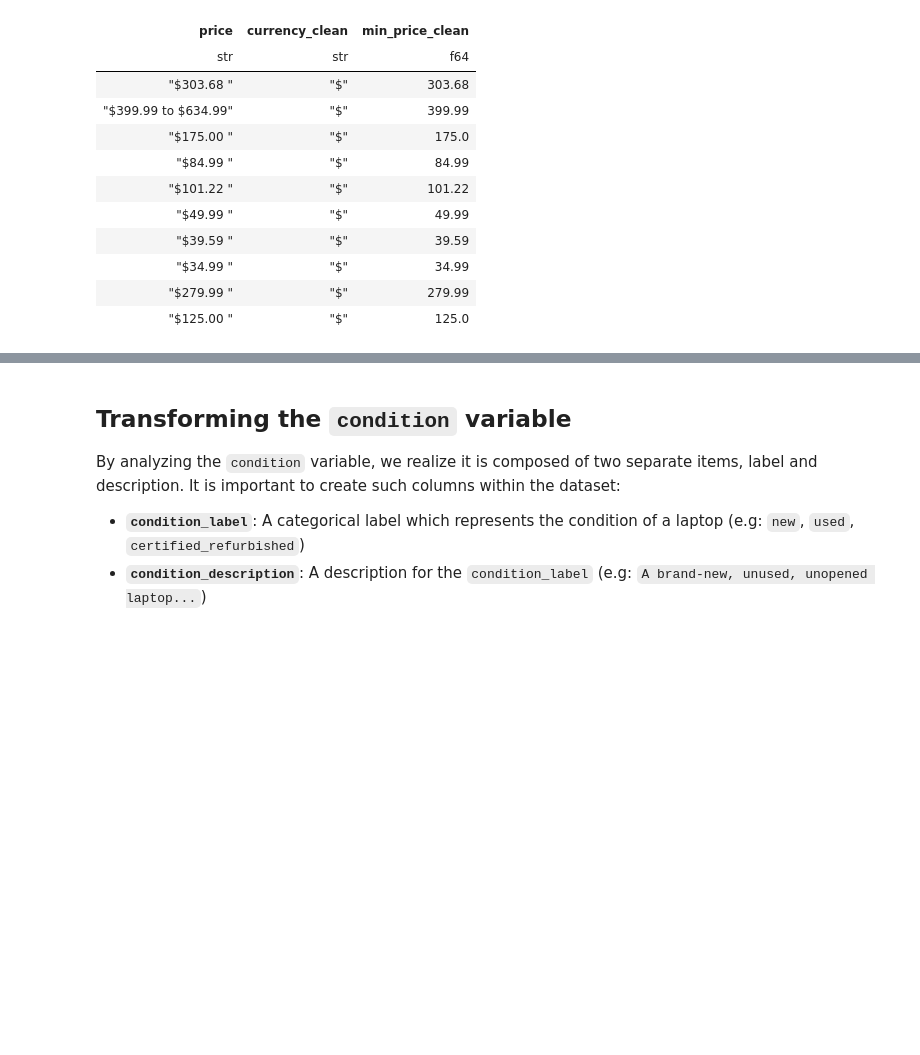
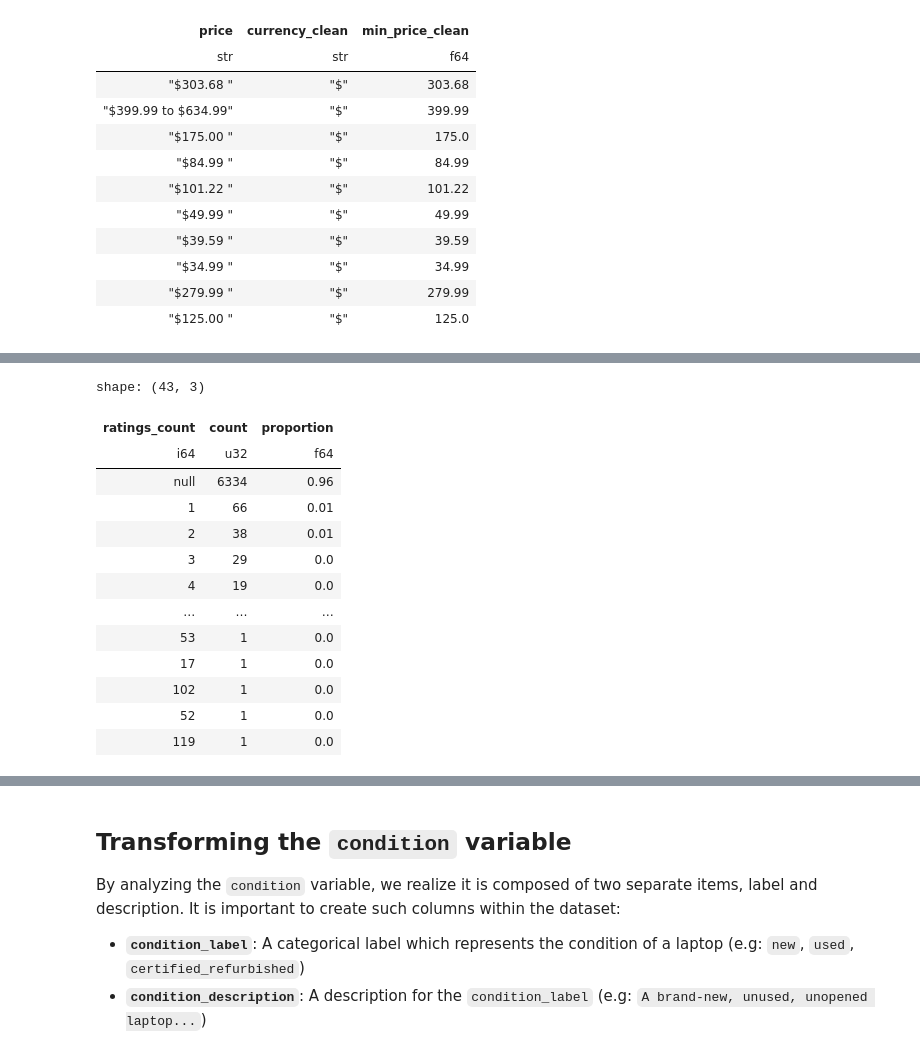
Before and after one commit to jxareas/laptop-price-catboost, a Jupyter notebook: notebooks/laptop_data_cleansing.ipynb, the cells around one changed output, grey strips where cells are left out. Drawn from its saved outputs; the diff is of its cells as text; code cells hidden in the pictures; blank space fills up the shorter version.

```diff
--- a/notebooks/laptop_data_cleansing.ipynb
+++ b/notebooks/laptop_data_cleansing.ipynb
@@ -328,0 +374,23 @@ shape: (10, 3)
+# %%
+# Taking a look at the frequency of each rating count: total count and proportion
+df['ratings_count'].value_counts(
+    sort=True,
+    parallel=True,
+).with_columns(
+    (pl.col('count') / df.height).round(2).alias('proportion')
+)
+# %% [output]
+shape: (43, 3)
+| ratings_count | count | proportion |
+| i64 | u32 | f64 |
+| null | 6334 | 0.96 |
+| 1 | 66 | 0.01 |
+| 2 | 38 | 0.01 |
+| 3 | 29 | 0.0 |
+| 4 | 19 | 0.0 |
+| … | … | … |
+| 53 | 1 | 0.0 |
+| 17 | 1 | 0.0 |
+| 102 | 1 | 0.0 |
+| 52 | 1 | 0.0 |
+| 119 | 1 | 0.0 |
```
Also changed, not shown: parts of 28 cells of this notebook, 2 other files.
